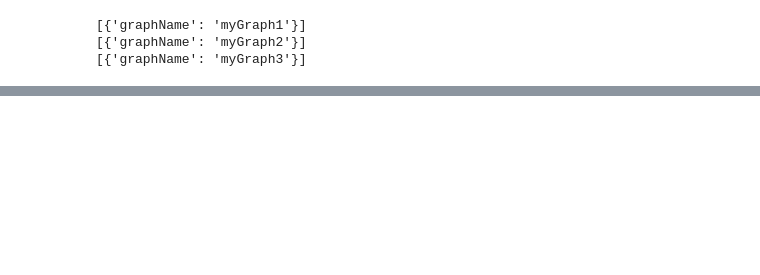
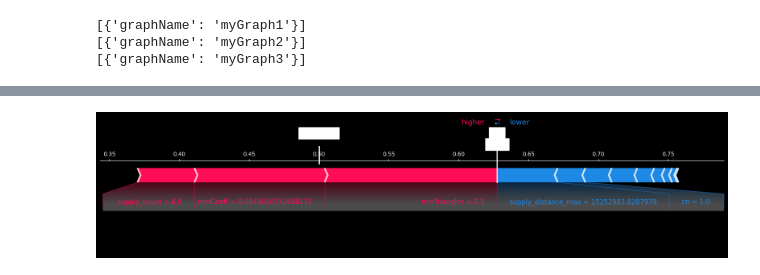
Before and after one commit to vaishnavdilip/Thesis, a Jupyter notebook: notebook/link_prediction.ipynb, the cells around one changed output, grey strips where cells are left out. Cells and saved outputs as stored; diff of their text form; code cells hidden in the pictures; blank space fills up the shorter version.

Commit message:
Add new files and update code for visualization

```diff
--- a/notebook/link_prediction.ipynb
+++ b/notebook/link_prediction.ipynb
@@ -822,3 +836,7 @@ val1 = apply_triangles_features(val, "trianglesValid", "coefficientValid")
+# %%
+train1 = pd.read_csv('../data/processed/train1.csv')
+test1 = pd.read_csv('../data/processed/test1.csv')
+val1 = pd.read_csv('../data/processed/val1.csv')
 # %%
 cols = ['node1', 'node2', 'label', 'cn', 'sc', 'aa', 'ra', 'pa', 'tn', 'supply_distance_max', 'supply_count', 'supply_recency', 'minTriangles', 'maxTriangles', 'minCoeff', 'maxCoeff']
 
@@ -885,5 +936,11 @@ RandomForestClassifier(max_depth=10, max_features='log2', min_samples_split=10,
 # %%
 classifier2 = rf_random.best_estimator_
+# %%
+import pickle
+
+filename = "../models/best_random_forest.pkl"
+
+classifier2 = pickle.load(open(filename, "rb"))
 # %%
 columns = ['cn', 'sc', 'aa', 'ra', 'pa', 'tn', 'supply_distance_max', 'supply_count', 'supply_recency', 'minTriangles', 'maxTriangles', 'minCoeff', 'maxCoeff']
 X = train1[columns]
@@ -904,3 +961,13 @@ evaluate_model(predictions, y_test)
+# %%
+import pickle
+
+filename = "../models/best_random_forest.pkl"
+
+# save model
+pickle.dump(classifier2, open(filename, "wb"))
+
+# load model
+classifier2 = pickle.load(open(filename, "rb"))
 # %%
 query1 = """
 CALL gds.graph.drop('myGraph1') YIELD graphName;
@@ -925,0 +1009,2 @@ graph.query_run(query3,{})
+# %%
+explainer = shap.TreeExplainer(classifier2)
@@ -925,0 +1032,7 @@ graph.query_run(query3,{})
+# %%
+# Calculate Shap values
+choosen_instance = test1[columns].loc[[10]]
+shap_values = explainer.shap_values(choosen_instance)
+shap.initjs()
+shap.force_plot(explainer.expected_value[1], shap_values[1], choosen_instance, matplotlib=True)
+# %% [output]
@@ -925,0 +1040 @@ graph.query_run(query3,{})
+[figure, added]
```
Also changed, not shown: parts of 33 cells of this notebook, 14 other files.
